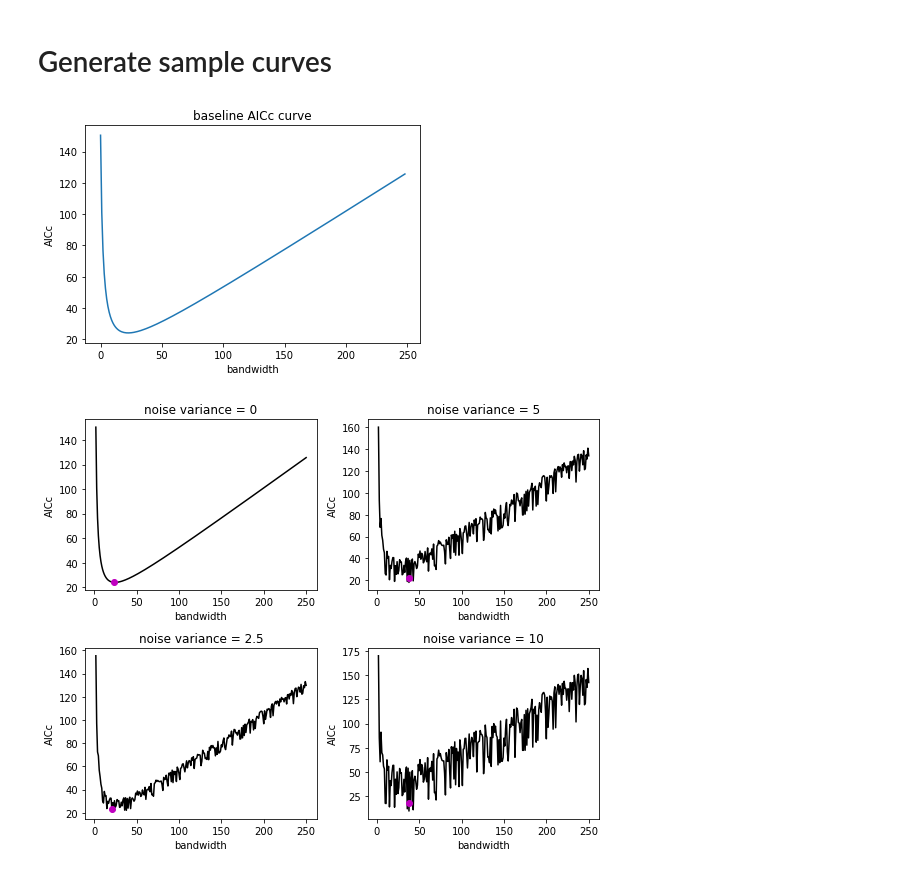
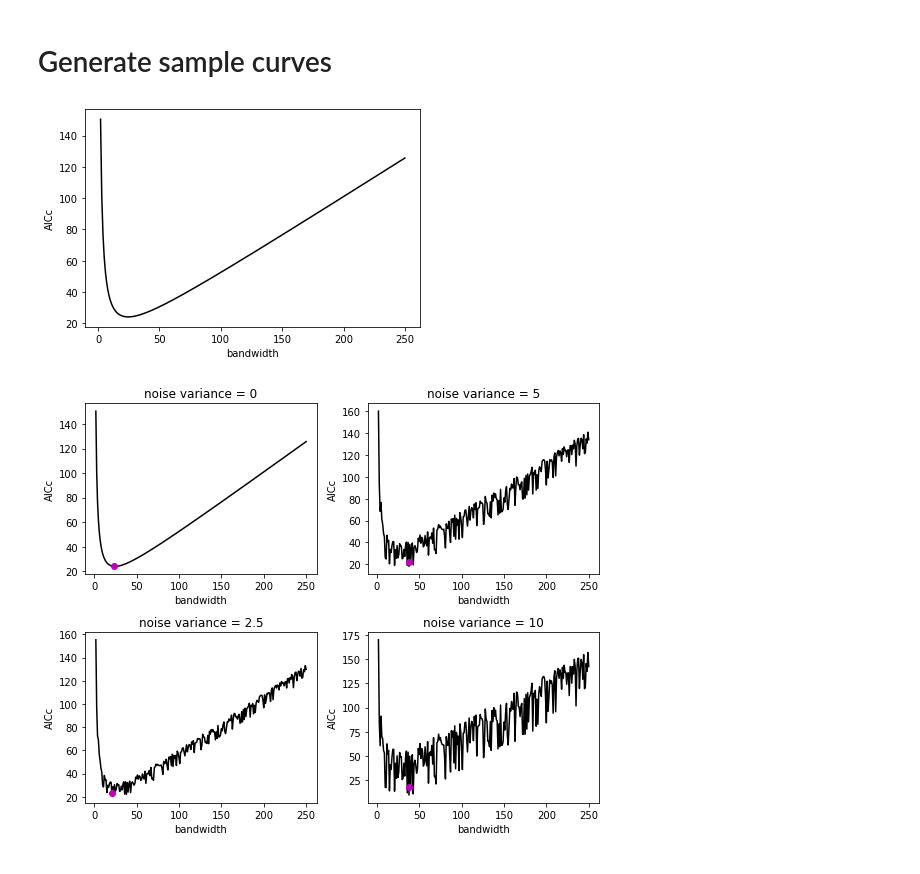
Before and after one commit to tdhoffman/gwr-optimizers, a Jupyter notebook: code/notebooks/optimizer-comparison.ipynb, the cells around one changed output. Drawn from its saved outputs; the diff is of its cells as text; code cells hidden in the pictures.

```diff
--- a/code/notebooks/optimizer-comparison.ipynb
+++ b/code/notebooks/optimizer-comparison.ipynb
@@ -183,13 +183,13 @@ def gen_henon_map(x, n_iter=100, a=1.76, b=0.1):
     return x
 # %%
 # arr = (bws**2 - bws + 600)/(2*bws) + 10*(gen_henon_map(bws)/gen_henon_map(bws).max())
-plt.plot((bws**2 - bws + 600)/(2*bws) )#+ 10*gen_henon_map(bws/1000))
+plt.plot(bws, (bws**2 - bws + 600)/(2*bws), '-k')#+ 10*gen_henon_map(bws/1000))
 plt.xlabel('bandwidth')
 plt.ylabel('AICc')
-plt.title('baseline AICc curve')
+plt.savefig('../../figures/baseline.png')
 plt.show()
 # %% [output]
-[figure, old version]
+[figure, new version]
 # %%
 # Several checkmarks for varying noise levels.
 # kind of a weird way to do it but this ensures we're dealing with the same noise
```
Also changed, not shown: parts of 5 cells of this notebook, 16 other files.
